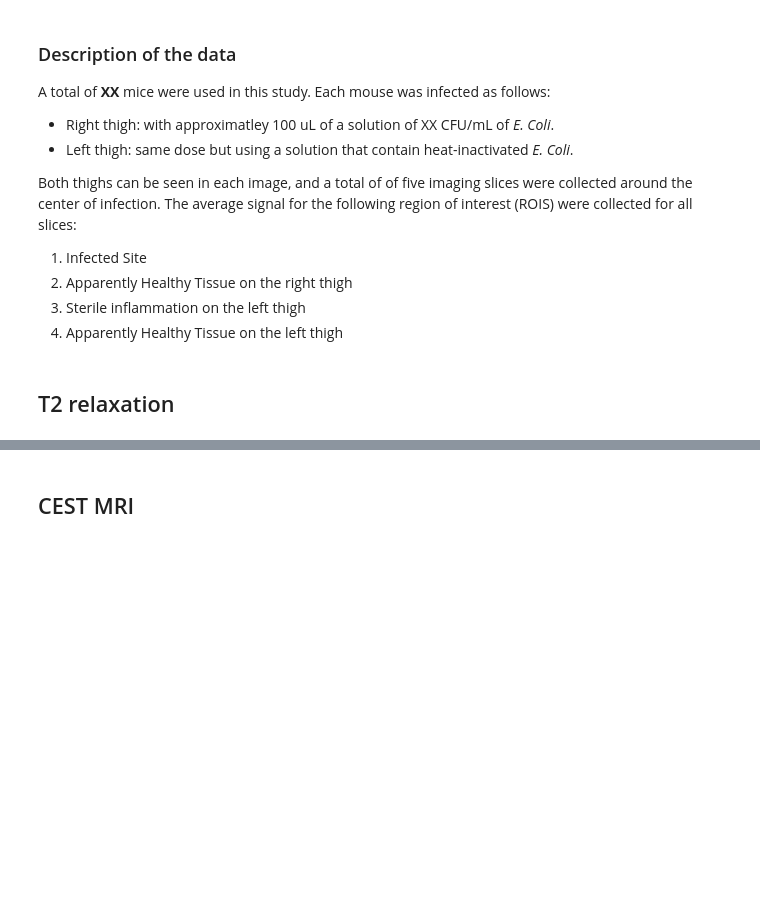
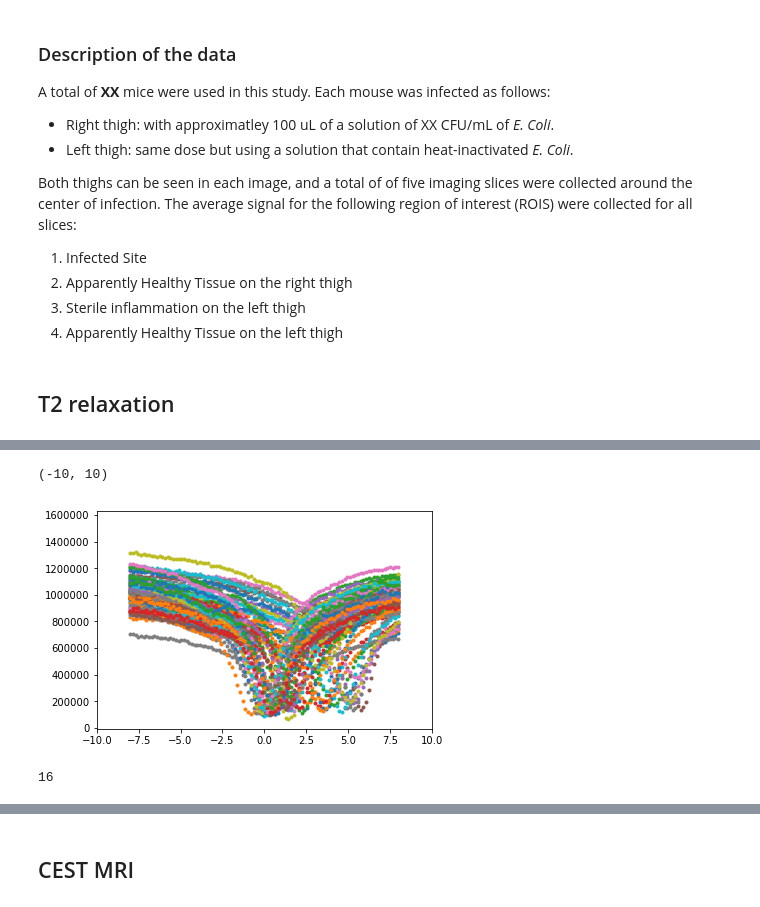
Before and after one commit to jmgold92/Machine-Learning-4-MRI, a Jupyter notebook: Infection_vs_Inflammation/Code/01-Process_Data.ipynb, the cells around one changed output, grey strips where cells are left out. Cells and saved outputs as stored; diff of their text form; code cells hidden in the pictures; blank space fills up the shorter version.

```diff
--- a/Infection_vs_Inflammation/Code/01-Process_Data.ipynb
+++ b/Infection_vs_Inflammation/Code/01-Process_Data.ipynb
@@ -67,0 +165,9 @@ T2DF[T2DF.Slice==5].iloc[:,:4].plot.density(); title("Slice 05"); xlim((0.025,.1
+# %%
+plt.plot(ppm,Z.T,'.'); plt.xlim(-10,10)
+# %% [output]
+(-10, 10)
+[figure, added]
+# %%
+len(CEST_list)
+# %% [output]
+16
```
Also changed, not shown: parts of 18 cells of this notebook, 2 other files.
